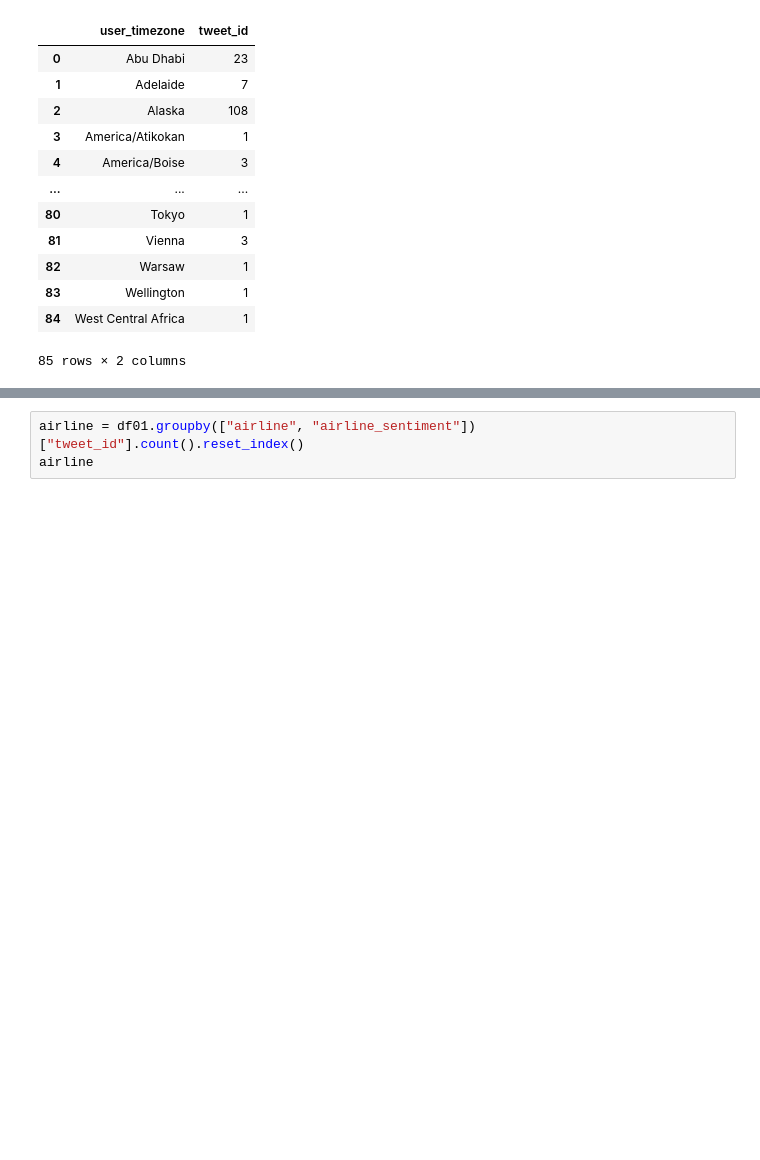
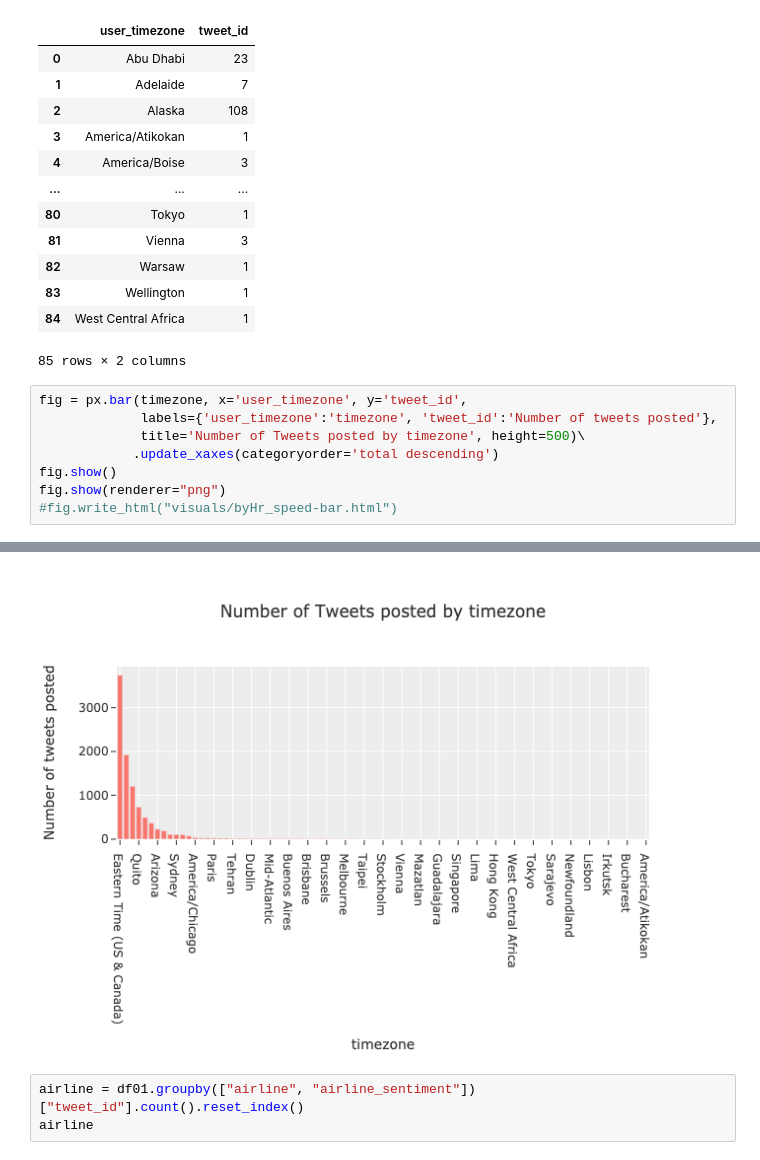
Before and after one commit to dailyLi/Twitter_US_Airline, a Jupyter notebook: EDA.ipynb, the cells around one changed output, grey strips where cells are left out. Saved outputs shown, nothing was run; the diff lists cells and outputs as text; blank space fills up the shorter version.

```diff
--- a/EDA.ipynb
+++ b/EDA.ipynb
@@ -150,3 +150,12 @@ timezone
 | 83 | Wellington | 1 |
 | 84 | West Central Africa | 1 |
 85 rows × 2 columns
+# %%
+fig = px.bar(timezone, x='user_timezone', y='tweet_id',
+             labels={'user_timezone':'timezone', 'tweet_id':'Number of tweets posted'},
+             title='Number of Tweets posted by timezone', height=500)\
+            .update_xaxes(categoryorder='total descending')
+fig.show()
+fig.show(renderer="png")
+#fig.write_html("visuals/byHr_speed-bar.html")
+# %% [output]
@@ -153,3 +163,4 @@ timezone
+[figure, added]
 # %%
 airline = df01.groupby(["airline", "airline_sentiment"])["tweet_id"].count().reset_index()
 airline
```
Also changed, not shown: parts of 13 cells of this notebook.
